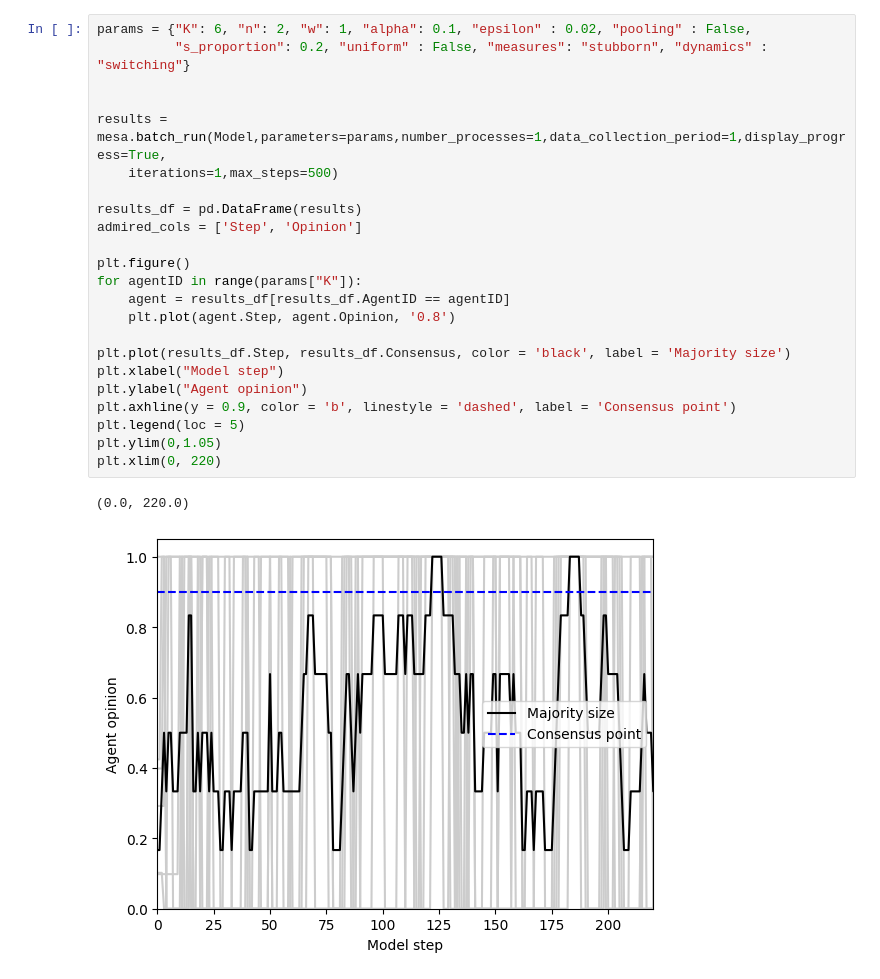
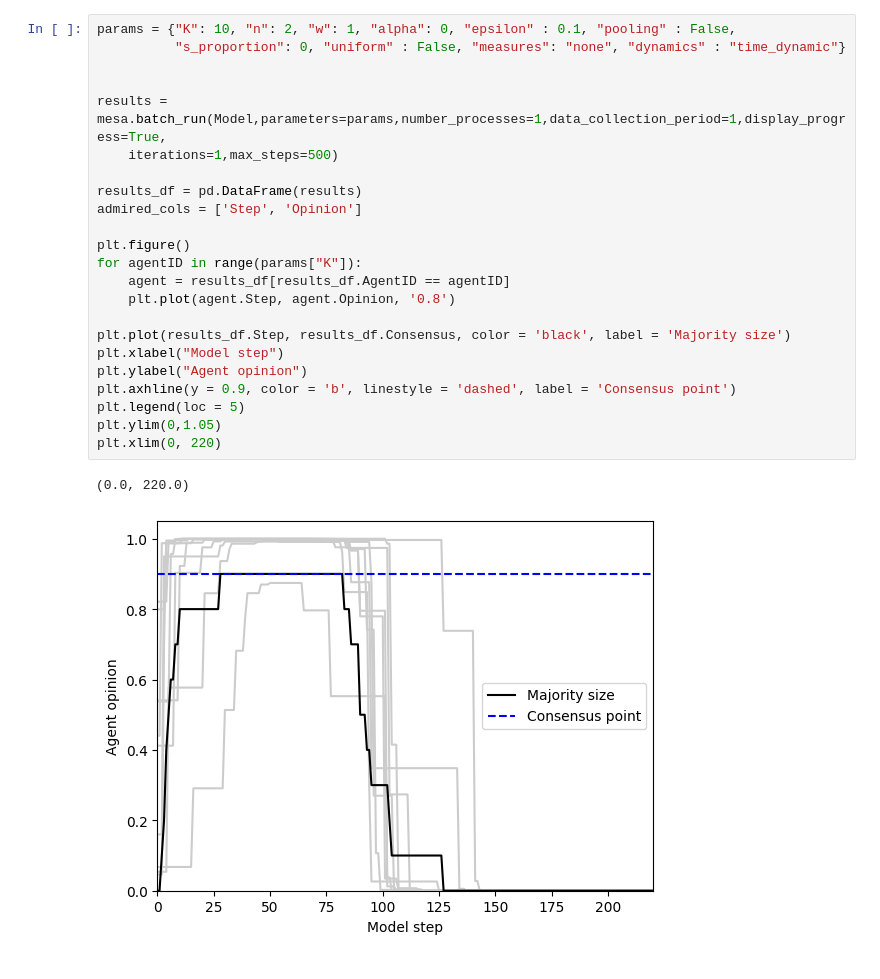
Before and after one commit to TheoLeVay1/Dynamic-Environments-in-Best-of-N, a Jupyter notebook: playground.ipynb, the cells around one changed output. Saved outputs shown, nothing was run; the diff lists cells and outputs as text.

```diff
--- a/playground.ipynb
+++ b/playground.ipynb
@@ -191,27 +259,27 @@ class Model(mesa.Model):
 # %%
-params = {"K": 6, "n": 2, "w": 1, "alpha": 0.1, "epsilon" : 0.02, "pooling" : False,
-          "s_proportion": 0.2, "uniform" : False, "measures": "stubborn", "dynamics" : "switching"}
+params = {"K": 10, "n": 2, "w": 1, "alpha": 0, "epsilon" : 0.1, "pooling" : False,
+          "s_proportion": 0, "uniform" : False, "measures": "none", "dynamics" : "time_dynamic"}
 
 
 results = mesa.batch_run(Model,parameters=params,number_processes=1,data_collection_period=1,display_progress=True,
     iterations=1,max_steps=500)
 
 results_df = pd.DataFrame(results)
 admired_cols = ['Step', 'Opinion']
 
 plt.figure()
 for agentID in range(params["K"]):
     agent = results_df[results_df.AgentID == agentID]
     plt.plot(agent.Step, agent.Opinion, '0.8')
 
 plt.plot(results_df.Step, results_df.Consensus, color = 'black', label = 'Majority size')
 plt.xlabel("Model step")
 plt.ylabel("Agent opinion")
 plt.axhline(y = 0.9, color = 'b', linestyle = 'dashed', label = 'Consensus point')
 plt.legend(loc = 5)
 plt.ylim(0,1.05)
 plt.xlim(0, 220)
 # %% [output]
 (0.0, 220.0)
-[figure, old version]
+[figure, new version]
 # %%
```
Also changed, not shown: parts of 7 cells of this notebook, 8 other files.
